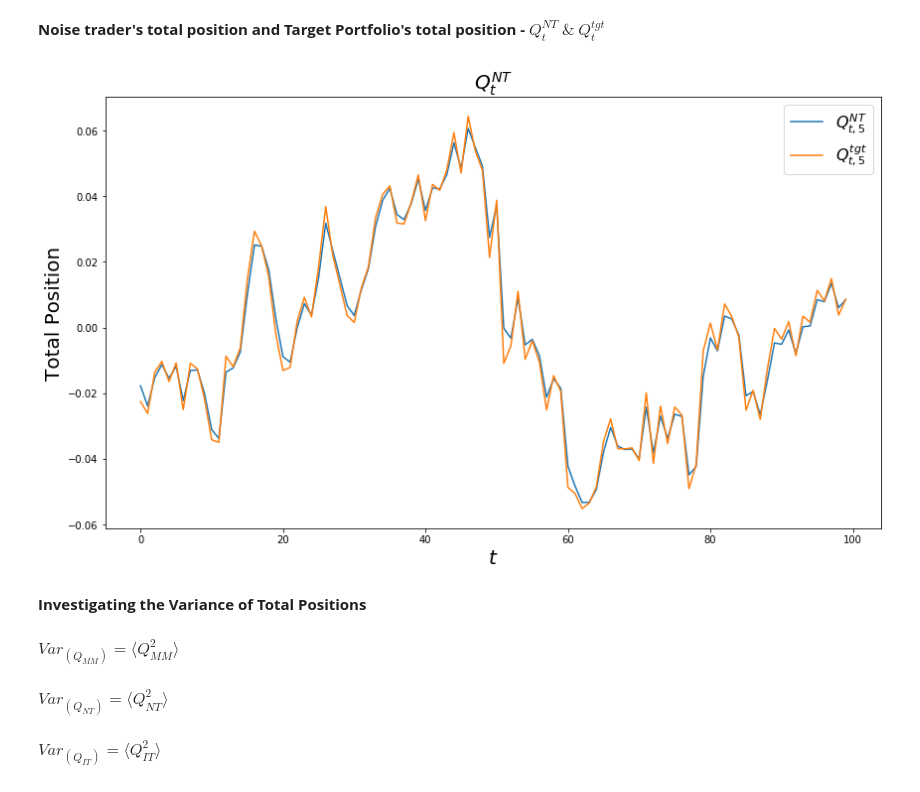
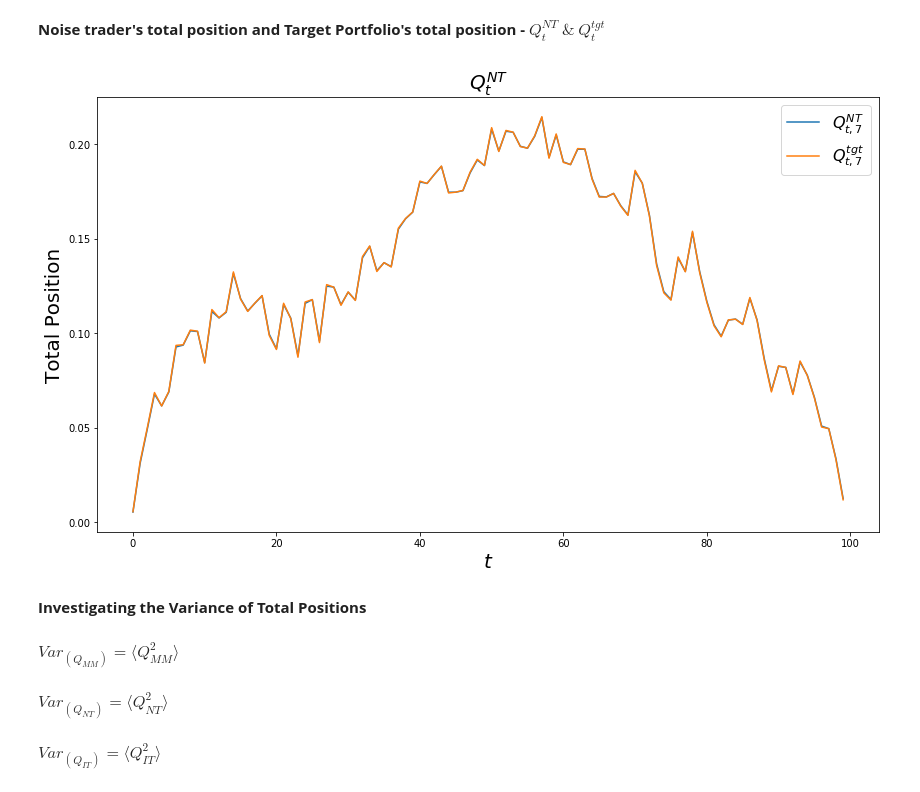
Before and after one commit to felipemoret77/EconophysiX_Internship, a Jupyter notebook: A_Rational_Noise_Trader_Within_A_Kyle_Setup_Full_Utility_3_Seeds_EconophysiX.ipynb, the cells around one changed output. Drawn from its saved outputs; the diff is of its cells as text; code cells hidden in the pictures.

```diff
--- a/A_Rational_Noise_Trader_Within_A_Kyle_Setup_Full_Utility_3_Seeds_EconophysiX.ipynb
+++ b/A_Rational_Noise_Trader_Within_A_Kyle_Setup_Full_Utility_3_Seeds_EconophysiX.ipynb
@@ -232,7 +232,10 @@ def return_M(tau, G, alpha):
 
     exp_matrix = return_exp_matrix(tau, T)
 
-    return -2*np.matmul(exp_matrix, U) - alpha*G_sym
+    #Reducing the non-convergent behavior for tau -> infinity
+    normalizing_factor = 1 - np.exp(-1/tau)
+
+    return -2*np.matmul(exp_matrix, U)/normalizing_factor - alpha*G_sym
 # %% [markdown]
 ## Coding the Noise Trader's Kernels
 # %%
@@ -566,8 +573,8 @@ def numerical_solver_rational_noise_trader(T, T_it, G_0_seed, alpha_G, alpha, C_
         #plt.legend()
         #plt.show()
 
-        metric_for_convergence = err_G(G_s[-1], G[0,:])
-        metrics_convergence.append(metric_for_convergence)
+        #metric_for_convergence = err_G(G_s[-1], G[0,:])
+        #metrics_convergence.append(metric_for_convergence)
 
         #print(f"This is iteration: {iteration + 1}\n")
         #print(f"The metric for convergence is {metric_for_convergence}\n")
@@ -575,22 +582,24 @@ def numerical_solver_rational_noise_trader(T, T_it, G_0_seed, alpha_G, alpha, C_
         #print(f"Tau mu is : {tau_MU}\n")
         #print(f"Var(TGT) is: {ACF_TGT[0][0]}\n")
 
-        if(math.isnan(metric_for_convergence)):
-            convergence = 0
-            break
+        #if(math.isnan(metric_for_convergence)):
+        #    convergence = 0
+        #    break
 
-        if(iteration <= T_it - 1 and metric_for_convergence < bound_for_convergence):
-            convergence = 1
-            break
+        #if(iteration <= T_it - 1 and metric_for_convergence < bound_for_convergence):
+        #    convergence = 1
+        #    break
 
-        if(iteration == T_it - 1 and metric_for_convergence > bound_for_convergence):
-            convergence = 0
-            break
+        #if(iteration == T_it - 1 and metric_for_convergence > bound_for_convergence):
+        #    convergence = 0
+        #    break
+
+        print(f"Iteration: {iteration + 1} is finhised \n")
 
 
     ACF_P = return_ACF_P(ACF_Q, G)
 
-    return G, G_s, ACFs_NT, ACFs_IT, ACFs_Q, ACF_MU, ACF_P, convergence, metrics_convergence
+    return G, G_s, ACFs_NT, ACFs_IT, ACFs_Q, ACF_MU, ACF_P#, convergence, metrics_convergence
 # %%
 def numerical_solver_irrational_noise_trader(T, T_it, G_0_seed, alpha_G, C_MU_0, C_NT_0, tau_MU, tau_NT):
 
@@ -642,14 +651,14 @@ def numerical_solver_irrational_noise_trader(T, T_it, G_0_seed, alpha_G, C_MU_0,
 **Iterating the self-consistent equation**
 # %%
 T = 100
-T_it = 40
+T_it = 100
 G_0_seed = 1
 alpha_G = 0.5
-alpha = 0.5
-tau_MU = 5
+alpha = 0.2
+tau_MU = 3
 cte = np.exp(-1/tau_MU)
 C_MU_0 = ((1 - cte)/(cte))**2
-tau =
+tau = 0.01
 
 #The NT's trade are non-correlated
 seed_type = "id"
@@ -666,4 +675,4 @@ bound_for_convergence = 0.0001
 ACF_TGT = np.identity(T)
 #ACF_TGT = return_Markovian_ACF(1,1,T)
 
-G_Rational, G_s_Rational, ACFs_NT_Rational, ACFs_IT, ACFs_Q_Rational, ACF_MU_Rational, ACF_P_Rational, Convergence_Rational, Metrics_Convergence_Rational = numerical_solver_rational_noise_trader(T, T_it, G_0_seed, alpha_G, alpha, C_MU_0, tau_MU, ACF_TGT, seed_type, C_NT_0, tau_NT, C_IT_0, tau_IT, tau,  _ , bound_for_convergence)
+G_Rational, G_s_Rational, ACFs_NT_Rational, ACFs_IT, ACFs_Q_Rational, ACF_MU_Rational, ACF_P_Rational = numerical_solver_rational_noise_trader(T, T_it, G_0_seed, alpha_G, alpha, C_MU_0, tau_MU, ACF_TGT, seed_type, C_NT_0, tau_NT, C_IT_0, tau_IT, tau,  _ , bound_for_convergence)
@@ -1964,17 +2011,17 @@ plt.show()
 # %%
 figure33 = plt.figure(figsize = (14,8))
 plt.title(r"$Q_{t}^{NT}$ ", fontsize = 20)
 
-for i in range (5,6):
+for i in range (7,8):
     plt.plot(np.arange(0,len(phi_t_vector[0])), noise_trader_total_position_t[i], label = r"$Q_{{t,{}}}^{{NT}}$".format(i))
     plt.plot(np.arange(0,len(phi_t_vector[0])), target_portfolio_total_position_t[i], label = r"$Q_{{t,{}}}^{{tgt}}$".format(i))
 
 plt.xlabel(r"$t$", fontsize = 20)
 plt.ylabel(r"Total Position", fontsize = 20)
 plt.legend(loc = 1, prop={'size': 16})
 plt.show()
 # %% [output]
-[figure, old version]
+[figure, new version]
 # %% [markdown]
 **Investigating the Variance of Total Positions** <br/><br/>
 $ Var_{(Q_{MM})}  = \langle Q_{MM}^{2} \rangle$<br/><br/>
```
Also changed, not shown: parts of 96 cells of this notebook, 1 other file.
